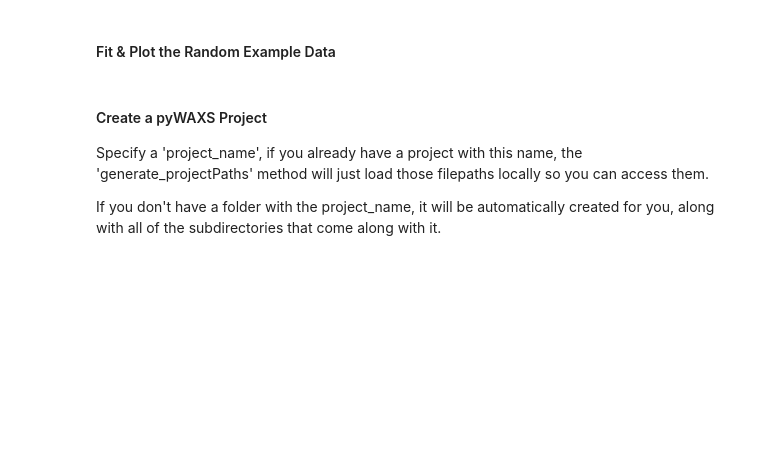
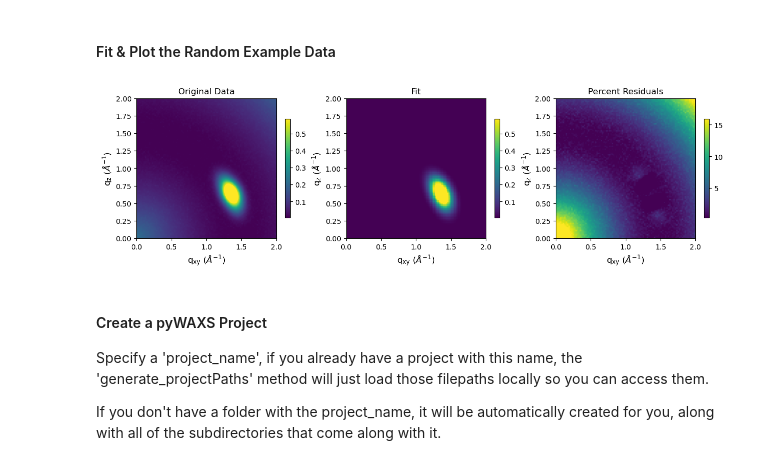
Before and after one commit to ToneyGroupCU/pyWAXS, a Jupyter notebook: notebooks/example_pyWAXS.ipynb, the cells around one changed output. Saved outputs shown, nothing was run; the diff lists cells and outputs as text; code cells hidden in the pictures; blank space fills up the shorter version.

```diff
--- a/notebooks/example_pyWAXS.ipynb
+++ b/notebooks/example_pyWAXS.ipynb
@@ -160,3 +154,23 @@ waxsfit.plot_fit()
+# %%
+# %matplotlib widget
+fwhm_qr = 0.2
+random_data = generate_combined_gaussian(fwhm_qr=fwhm_qr, fwhm_chi=15.0, center_qr=1.5, center_chi=25.0,
+                               fwhm_qxy=fwhm_qr, fwhm_qz=fwhm_qr,
+                               cartesian_weight=0.2, add_noise=True, add_background=True)
+
+waxsfit = CombinedGaussianFitter(random_data)
+waxsfit.perform_combined_fit(fit_method='gaussianpolar')
+
+# Calculate residuals
+residuals = waxsfit.calculate_residuals()
+
+# Get fit statistics
+fit_stats = waxsfit.fit_statistics()
+
+# Plot original data, fit, and residuals
+waxsfit.plot_fit()
+# %% [output]
+[figure, added]
 # %%
 waxsfit.result
 # %% [markdown]
```
Also changed, not shown: parts of 4 cells of this notebook, 2 other files.
